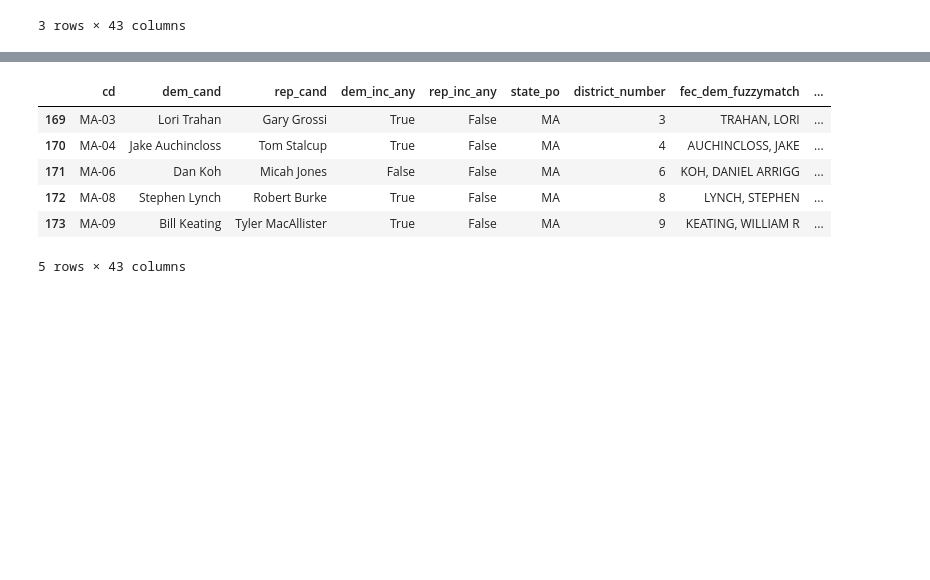
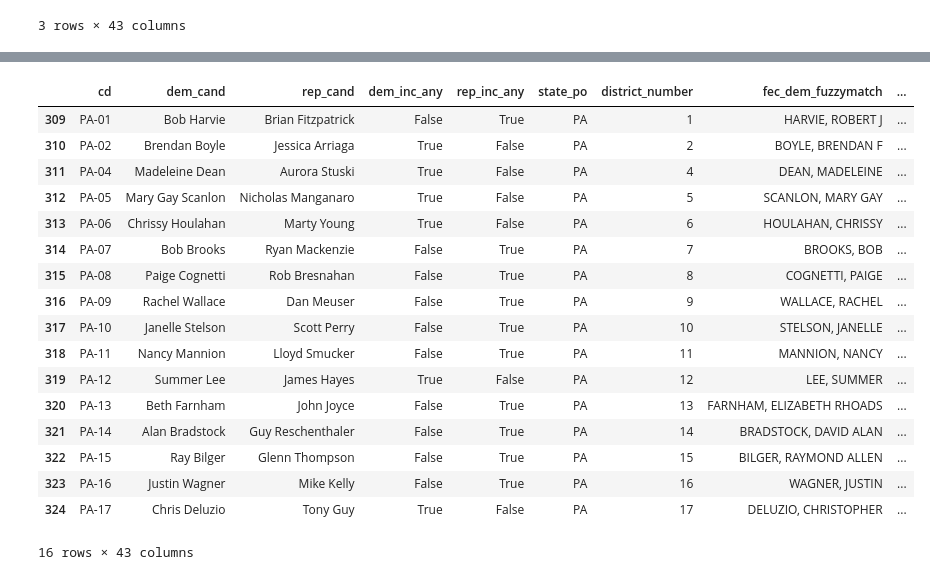
Before and after one commit to Hackquantumcpp/snoutcounter-midterms-2026-model, a Jupyter notebook: prediction/house/03-candidateinfo-wrangling.ipynb, the cells around one changed output, grey strips where cells are left out. Drawn from its saved outputs; the diff is of its cells as text; code cells hidden in the pictures; blank space fills up the shorter version.

```diff
--- a/prediction/house/03-candidateinfo-wrangling.ipynb
+++ b/prediction/house/03-candidateinfo-wrangling.ipynb
@@ -220,7 +220,8 @@ rep_corrections = {
     ("ME-01", "Ronald Russell"):  "RUSSELL, RONALD CHARLES MR.",
     ("WA-02", "Edwin Feller"):    "no_match",
     ("MN-03", "Tyler Bass"): "no_match",
-    ("MA-08", "Robert Burke"): "BURKE, ROBERT G."
+    ("MA-08", "Robert Burke"): "BURKE, ROBERT G.",
+    ("PA-16", "Mike Kelly"): "KELLY, GEORGE J JR"
 }
 # %%
 for (cd, cand) in dem_corrections.keys():
@@ -850,12 +848,23 @@ fec[(fec['CAND_OFFICE_ST'] == 'MA') &
 # %%
-candinfo[candinfo['state_po'] == 'MA']
+candinfo[candinfo['state_po'] == 'PA']
 # %% [output]
 |  | cd | dem_cand | rep_cand | dem_inc_any | rep_inc_any | state_po | district_number | fec_dem_fuzzymatch | ... |
-| 169 | MA-03 | Lori Trahan | Gary Grossi | True | False | MA | 3 | TRAHAN, LORI | ... |
-| 170 | MA-04 | Jake Auchincloss | Tom Stalcup | True | False | MA | 4 | AUCHINCLOSS, JAKE | ... |
-| 171 | MA-06 | Dan Koh | Micah Jones | False | False | MA | 6 | KOH, DANIEL ARRIGG | ... |
-| 172 | MA-08 | Stephen Lynch | Robert Burke | True | False | MA | 8 | LYNCH, STEPHEN | ... |
-| 173 | MA-09 | Bill Keating | Tyler MacAllister | True | False | MA | 9 | KEATING, WILLIAM R | ... |
+| 309 | PA-01 | Bob Harvie | Brian Fitzpatrick | False | True | PA | 1 | HARVIE, ROBERT J | ... |
+| 310 | PA-02 | Brendan Boyle | Jessica Arriaga | True | False | PA | 2 | BOYLE, BRENDAN F | ... |
+| 311 | PA-04 | Madeleine Dean | Aurora Stuski | True | False | PA | 4 | DEAN, MADELEINE | ... |
+| 312 | PA-05 | Mary Gay Scanlon | Nicholas Manganaro | True | False | PA | 5 | SCANLON, MARY GAY | ... |
+| 313 | PA-06 | Chrissy Houlahan | Marty Young | True | False | PA | 6 | HOULAHAN, CHRISSY | ... |
+| 314 | PA-07 | Bob Brooks | Ryan Mackenzie | False | True | PA | 7 | BROOKS, BOB | ... |
+| 315 | PA-08 | Paige Cognetti | Rob Bresnahan | False | True | PA | 8 | COGNETTI, PAIGE | ... |
+| 316 | PA-09 | Rachel Wallace | Dan Meuser | False | True | PA | 9 | WALLACE, RACHEL | ... |
+| 317 | PA-10 | Janelle Stelson | Scott Perry | False | True | PA | 10 | STELSON, JANELLE | ... |
+| 318 | PA-11 | Nancy Mannion | Lloyd Smucker | False | True | PA | 11 | MANNION, NANCY | ... |
+| 319 | PA-12 | Summer Lee | James Hayes | True | False | PA | 12 | LEE, SUMMER | ... |
+| 320 | PA-13 | Beth Farnham | John Joyce | False | True | PA | 13 | FARNHAM, ELIZABETH RHOADS | ... |
+| 321 | PA-14 | Alan Bradstock | Guy Reschenthaler | False | True | PA | 14 | BRADSTOCK, DAVID ALAN | ... |
+| 322 | PA-15 | Ray Bilger | Glenn Thompson | False | True | PA | 15 | BILGER, RAYMOND ALLEN | ... |
+| 323 | PA-16 | Justin Wagner | Mike Kelly | False | True | PA | 16 | WAGNER, JUSTIN | ... |
+| 324 | PA-17 | Chris Deluzio | Tony Guy | True | False | PA | 17 | DELUZIO, CHRISTOPHER | ... |
-5 rows × 43 columns
+16 rows × 43 columns
 # %%
 candinfo.to_csv('transformed/2026_house_prediction_dataset.csv')
```
Also changed, not shown: parts of 1 cell of this notebook, 16 other files.
